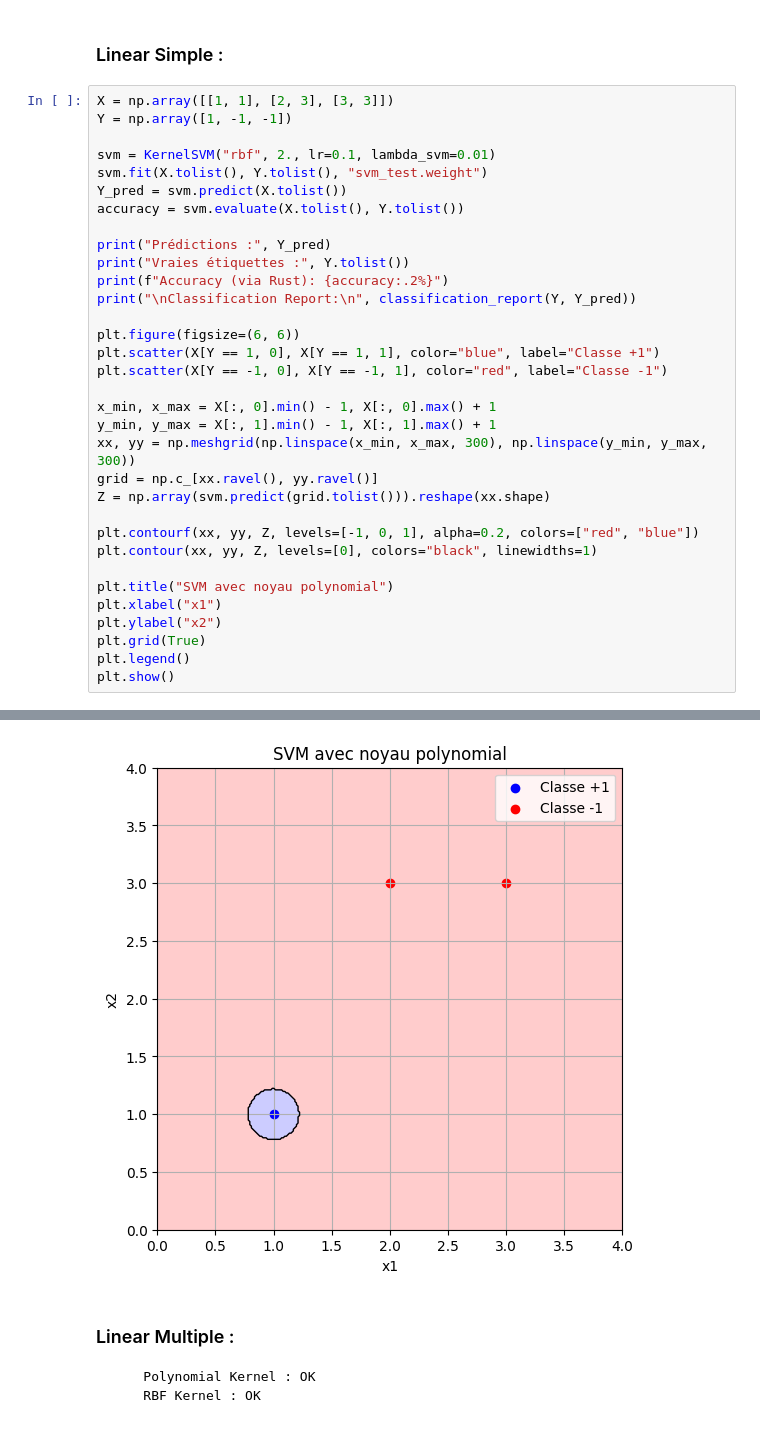
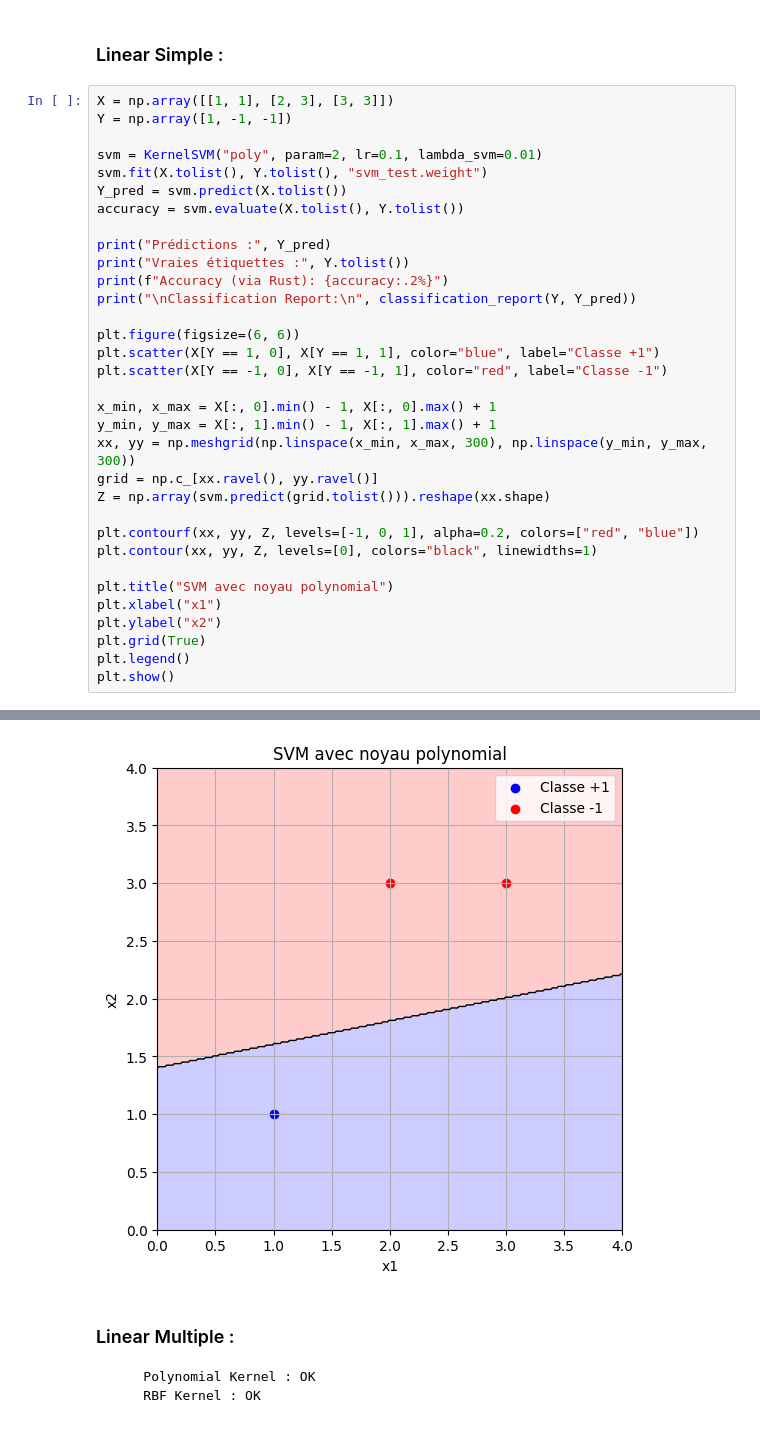
Before and after one commit to PA-2025/better_tensorflow, a Jupyter notebook: python/case_test_note_book/svm.ipynb, the cells around one changed output, grey strips where cells are left out. Cells and saved outputs as stored; diff of their text form.

Commit message:
fix svm parameters

```diff
--- a/python/case_test_note_book/svm.ipynb
+++ b/python/case_test_note_book/svm.ipynb
@@ -13,7 +13,7 @@ from better_tensorflow import KernelSVM
 X = np.array([[1, 1], [2, 3], [3, 3]])
 Y = np.array([1, -1, -1])
 
-svm = KernelSVM("rbf", 2., lr=0.1, lambda_svm=0.01)
+svm = KernelSVM("poly", param=2, lr=0.1, lambda_svm=0.01)
 svm.fit(X.tolist(), Y.tolist(), "svm_test.weight")
 Y_pred = svm.predict(X.tolist())
 accuracy = svm.evaluate(X.tolist(), Y.tolist())
@@ -29,34 +29,34 @@ plt.scatter(X[Y == -1, 0], X[Y == -1, 1], color="red", label="Classe -1")
 
 x_min, x_max = X[:, 0].min() - 1, X[:, 0].max() + 1
 y_min, y_max = X[:, 1].min() - 1, X[:, 1].max() + 1
 xx, yy = np.meshgrid(np.linspace(x_min, x_max, 300), np.linspace(y_min, y_max, 300))
 grid = np.c_[xx.ravel(), yy.ravel()]
 Z = np.array(svm.predict(grid.tolist())).reshape(xx.shape)
 
 plt.contourf(xx, yy, Z, levels=[-1, 0, 1], alpha=0.2, colors=["red", "blue"])
 plt.contour(xx, yy, Z, levels=[0], colors="black", linewidths=1)
 
 plt.title("SVM avec noyau polynomial")
 plt.xlabel("x1")
 plt.ylabel("x2")
 plt.grid(True)
 plt.legend()
 plt.show()
 # %% [output]
 Prédictions : [1, -1, -1]
 Vraies étiquettes : [1, -1, -1]
 Accuracy (via Rust): 100.00%
 
 Classification Report:
                precision    recall  f1-score   support
 
           -1       1.00      1.00      1.00         2
            1       1.00      1.00      1.00         1
 
     accuracy                           1.00         3
    macro avg       1.00      1.00      1.00         3
 weighted avg       1.00      1.00      1.00         3
-[figure, old version]
+[figure, new version]
 # %% [markdown]
 ### Linear Multiple :
         Polynomial Kernel : OK
```
